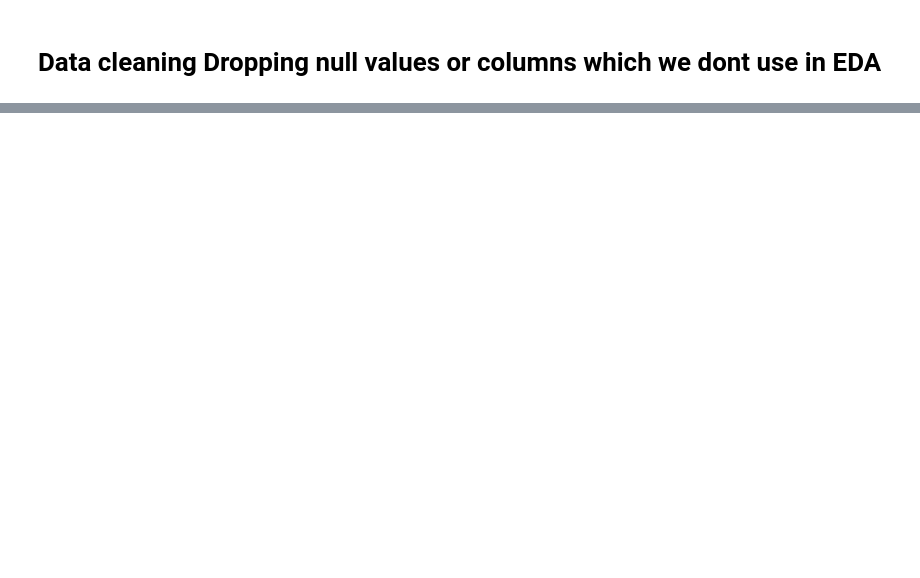
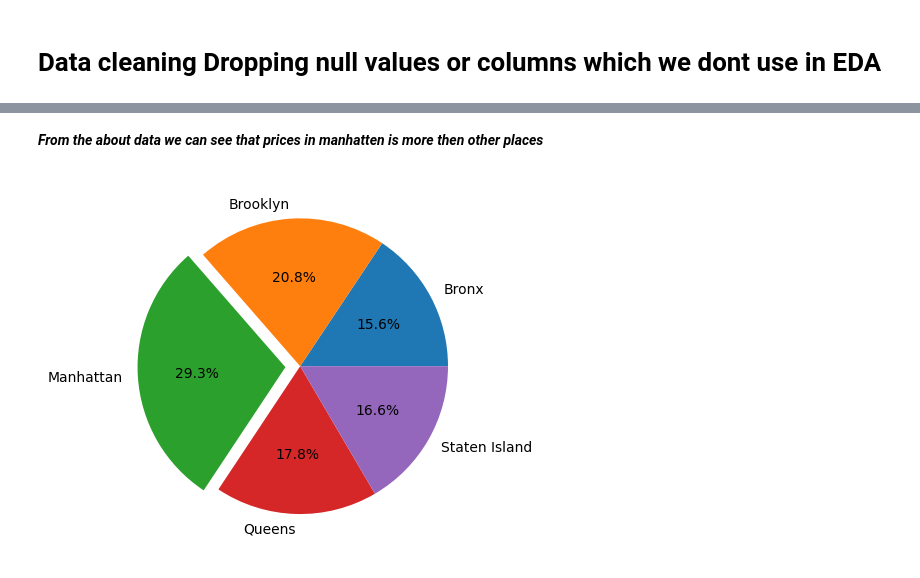
Before and after one commit to ankit-chuahan/Air_bnb_project, a Jupyter notebook: Airbnb_project.ipynb, the cells around one changed output, grey strips where cells are left out. Saved outputs shown, nothing was run; the diff lists cells and outputs as text; code cells hidden in the pictures; blank space fills up the shorter version.

```diff
--- a/Airbnb_project.ipynb
+++ b/Airbnb_project.ipynb
@@ -126,0 +149,11 @@ air.dropna(inplace=True)
+# %% [markdown]
+***From the about data we can see that prices in manhatten is more then other places***
+# %%
+# distribution of location according to mimimum nights
+
+nn = air.groupby("location")[["minimum_nights"]].mean()
+ex= [0,0,0.1,0,0]
+plt.pie(nn['minimum_nights'],labels=nn.index, autopct='%1.1f%%',explode=ex)      #here i use nn.index because after using group by function column on which we make group become index
+plt.show()
+# %% [output]
+[figure, added]
```
Also changed, not shown: parts of 9 cells of this notebook.
